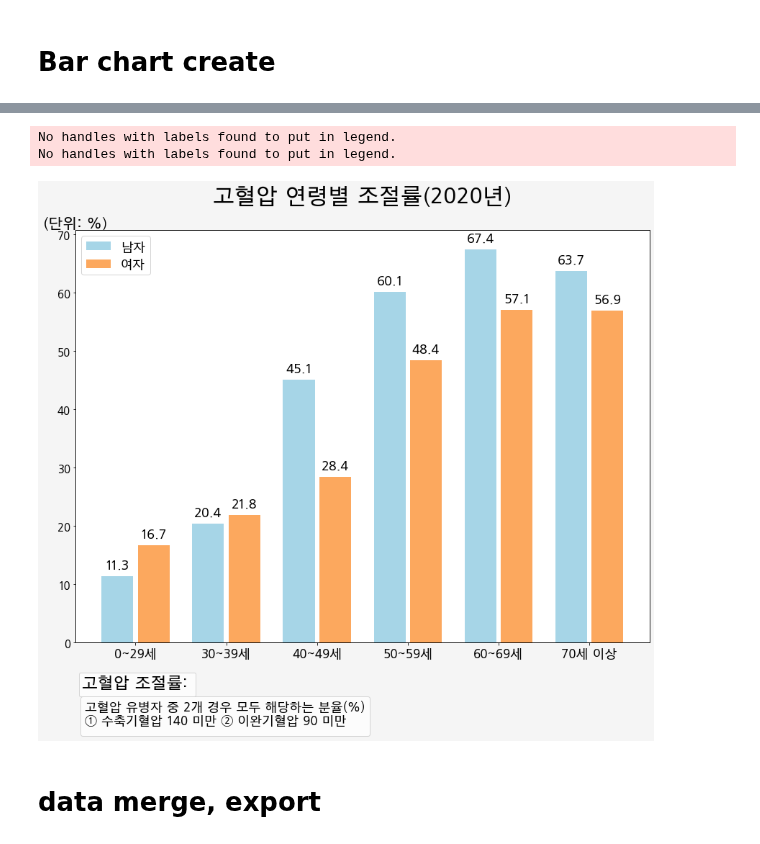
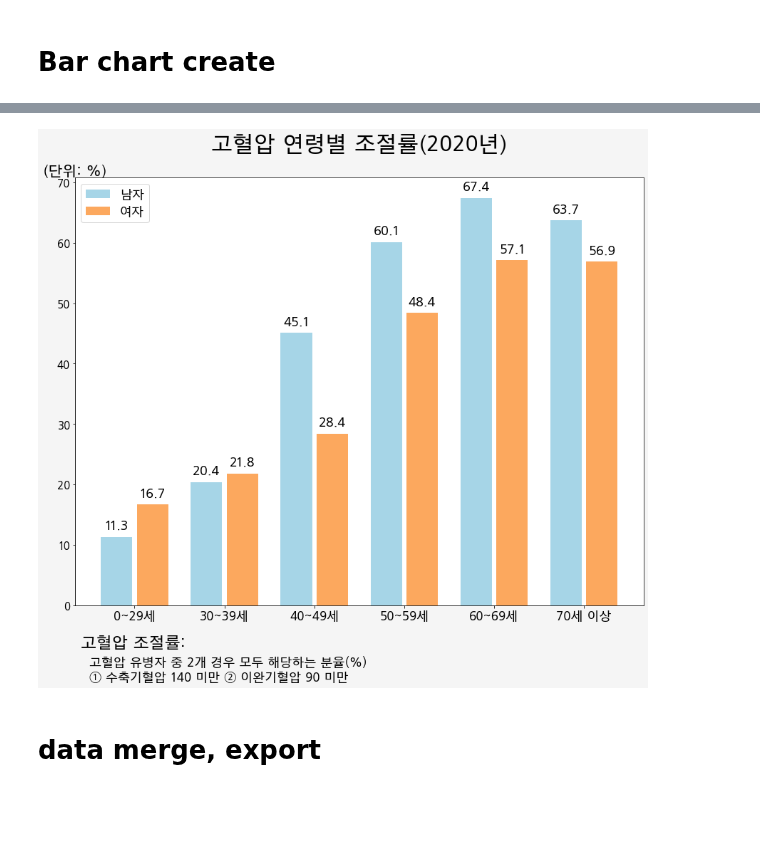
Before and after one commit to juseful/FactSheet2020, a Jupyter notebook: 02_질환별_01고혈압.ipynb, the cells around one changed output, grey strips where cells are left out. Drawn from its saved outputs; the diff is of its cells as text; code cells hidden in the pictures; blank space fills up the shorter version.

Commit message:
multi line text input function modify

```diff
--- a/02_질환별_01고혈압.ipynb
+++ b/02_질환별_01고혈압.ipynb
@@ -655,57 +602,38 @@ ax.set_xticks(x)
 ax.set_xticklabels(
                    labels[0:len(labels)] # all 값이 list에는 포함되지 않았기 때문임.
                   , fontsize=17
                   )
 ax.legend(fontsize=17)
 
 # bar위에 값 label 표시
 def autolabel(rects):
     """Attach a text label above each bar in *rects*, displaying its height."""
     for rect in rects:
         height = rect.get_height()
         ax.annotate(height,
                     xy=(rect.get_x() + rect.get_width() / 2, height),
                     xytext=(0, 8),  # 3 points vertical offset
                     textcoords="offset points",
                     ha='center', va='bottom'
                    ,fontsize=18
                    )
 
 autolabel(rects1)
 autolabel(rects2)
 
-# multiple legend
-def twinx(self):
-    ax2 = self._make_twin_axes(sharex=self)
-    # ax2.yaxis.tick_right()
-    ax2.yaxis.set_visible(False)
-    # ax2.yaxis.set_label_position('right')
-    # ax2.yaxis.set_offset_position('right')
-    ax2.set_autoscalex_on(self.get_autoscalex_on())
-    self.yaxis.tick_left()
-    ax2.xaxis.set_visible(False)
-    ax2.patch.set_visible(False)
-    return ax2
-
-ax2 = twinx(ax)
-ax3 = twinx(ax)
-lg1 = ax2.legend(bbox_to_anchor=(0,-0.14), title='고혈압 조절률: ', title_fontsize = 22 ,ncol=1  ,loc='lower left')
-lg2 = ax3.legend(bbox_to_anchor=(0,-0.24), title='고혈압 유병자 중 2개 경우 모두 해당하는 분율(%)\n① 수축기혈압 140 미만 ② 이완기혈압 90 미만', title_fontsize = 17 ,ncol=1,loc='lower left' ,fontsize=15)
+plt.text(-0.6, -7,  '고혈압 조절률:', fontsize=22)
+plt.text(-0.5, -10, '고혈압 유병자 중 2개 경우 모두 해당하는 분율(%)', fontsize=17)
+plt.text(-0.5, -12.5, '① 수축기혈압 140 미만 ② 이완기혈압 90 미만', fontsize=17)
 
 fig.tight_layout()
 
-plt.savefig("{}/02_01고혈압_04연령별조절률.png".format(workdir[:-5])
-            ,bbox_extra_artists=(lg1,lg2)
-            ,bbox_inches='tight'
-            )
+plt.savefig("{}/02_01고혈압_04연령별조절률.png".format(workdir[:-5]))
 
 # plt.savefig("{}/bp_ctrl_mf.png".format(workdir),edgecolor="black")
 
 # plt.show()
 # %% [output]
-No handles with labels found to put in legend.
-No handles with labels found to put in legend.
-[figure, old version]
+[figure, new version]
 # %% [markdown]
 # data merge, export
 # %%
```
Also changed, not shown: parts of 3 cells of this notebook.
